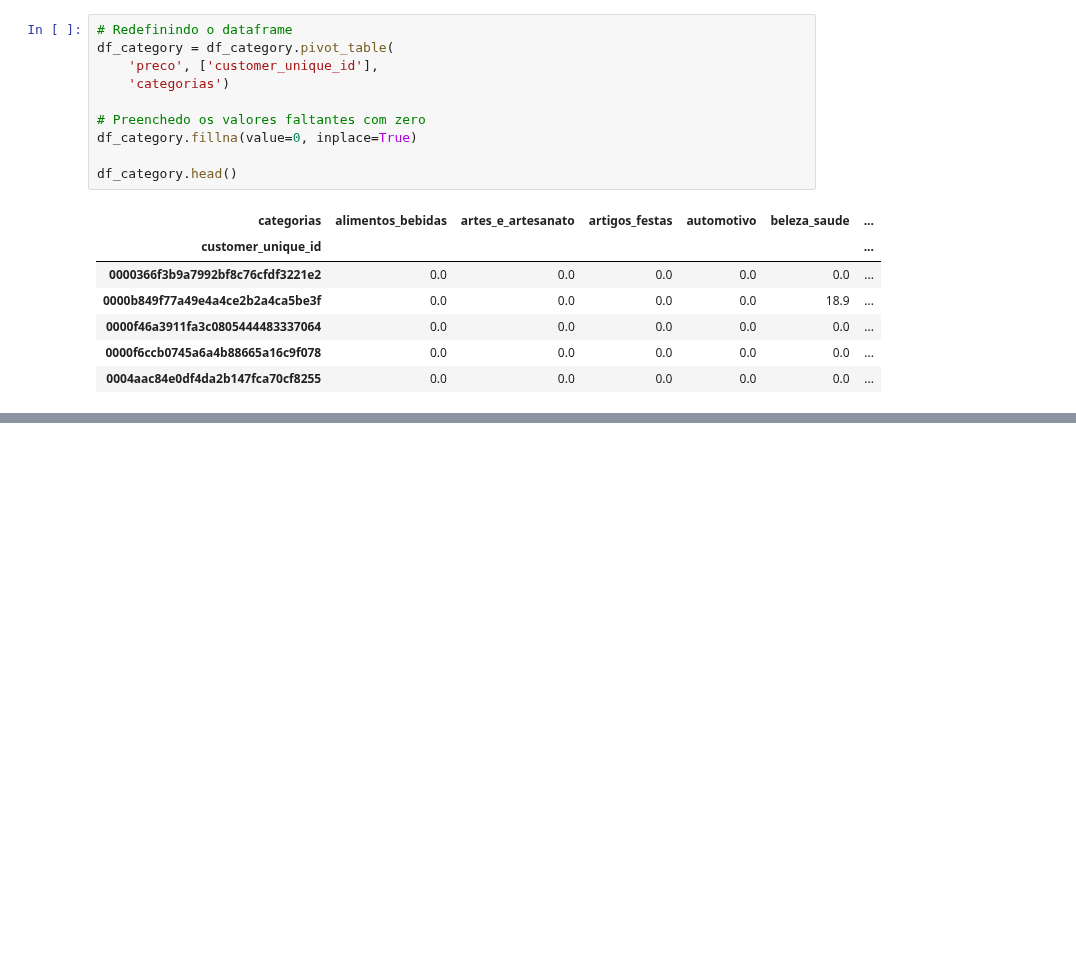
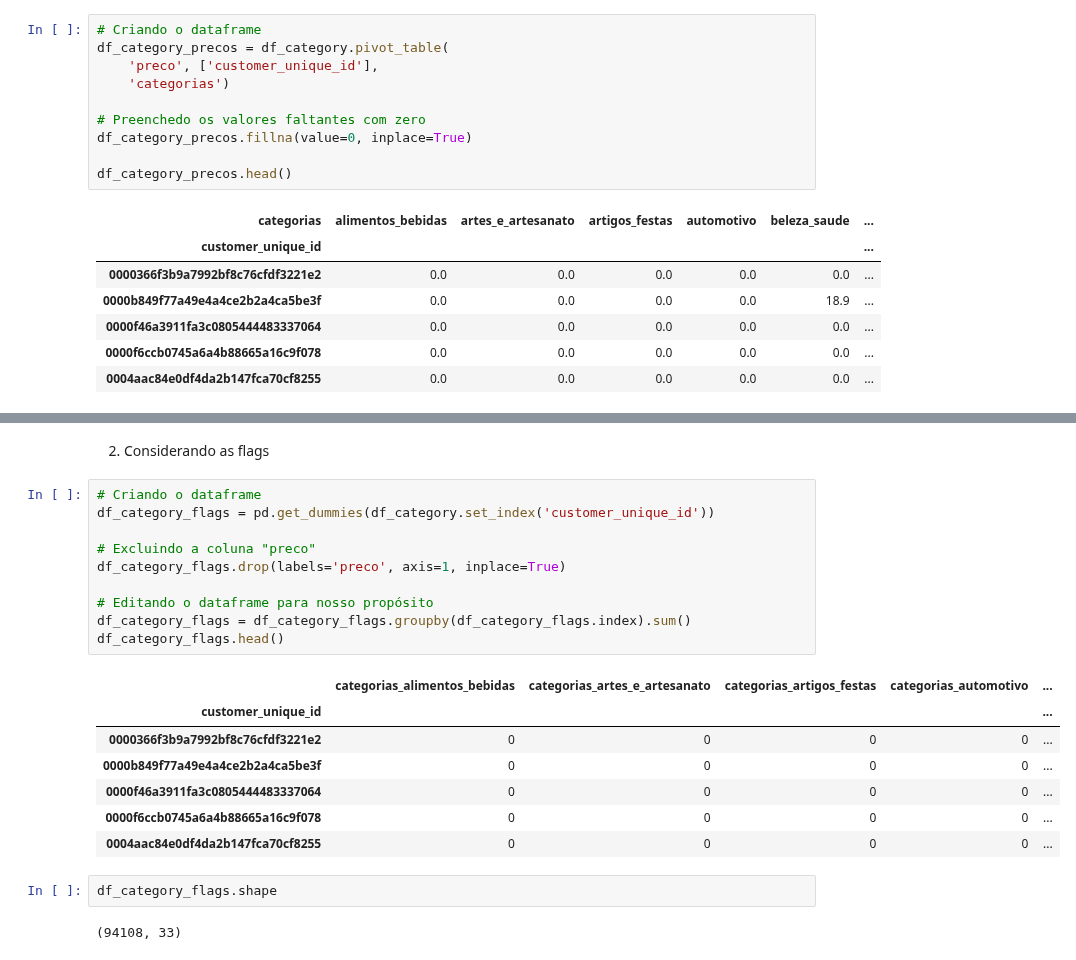
Before and after one commit to smalvar/olist-e-commerce, a Jupyter notebook: PCA_analysis.ipynb, the cells around one changed output, grey strips where cells are left out. Drawn from its saved outputs; the diff is of its cells as text; blank space fills up the shorter version.

Commit message:
Add dataframe considering the flags

```diff
--- a/PCA_analysis.ipynb
+++ b/PCA_analysis.ipynb
@@ -227,13 +233,13 @@ Para melhor visualização e análise do dataframe podemos redefini-lo de forma
 # %%
-# Redefinindo o dataframe
-df_category = df_category.pivot_table(
+# Criando o dataframe
+df_category_precos = df_category.pivot_table(
     'preco', ['customer_unique_id'],
     'categorias')
 
 # Preenchedo os valores faltantes com zero
-df_category.fillna(value=0, inplace=True)
+df_category_precos.fillna(value=0, inplace=True)
 
-df_category.head()
+df_category_precos.head()
 # %% [output]
 | categorias | alimentos_bebidas | artes_e_artesanato | artigos_festas | automotivo | beleza_saude | ... |
 | customer_unique_id |  |  |  |  |  | ... |
@@ -247,2 +253,26 @@ df_category.shape
 # %% [output]
 (94108, 33)
+# %% [markdown]
+2) Considerando as flags
+# %%
+# Criando o dataframe
+df_category_flags = pd.get_dummies(df_category.set_index('customer_unique_id'))
+
+# Excluindo a coluna "preco"
+df_category_flags.drop(labels='preco', axis=1, inplace=True)
+
+# Editando o dataframe para nosso propósito
+df_category_flags = df_category_flags.groupby(df_category_flags.index).sum()
+df_category_flags.head()
+# %% [output]
+|  | categorias_alimentos_bebidas | categorias_artes_e_artesanato | categorias_artigos_festas | categorias_automotivo | ... |
+| customer_unique_id |  |  |  |  | ... |
+| 0000366f3b9a7992bf8c76cfdf3221e2 | 0 | 0 | 0 | 0 | ... |
+| 0000b849f77a49e4a4ce2b2a4ca5be3f | 0 | 0 | 0 | 0 | ... |
+| 0000f46a3911fa3c0805444483337064 | 0 | 0 | 0 | 0 | ... |
+| 0000f6ccb0745a6a4b88665a16c9f078 | 0 | 0 | 0 | 0 | ... |
+| 0004aac84e0df4da2b147fca70cf8255 | 0 | 0 | 0 | 0 | ... |
+# %%
+df_category_flags.shape
+# %% [output]
+(94108, 33)
```
Also changed, not shown: parts of 4 cells of this notebook.
